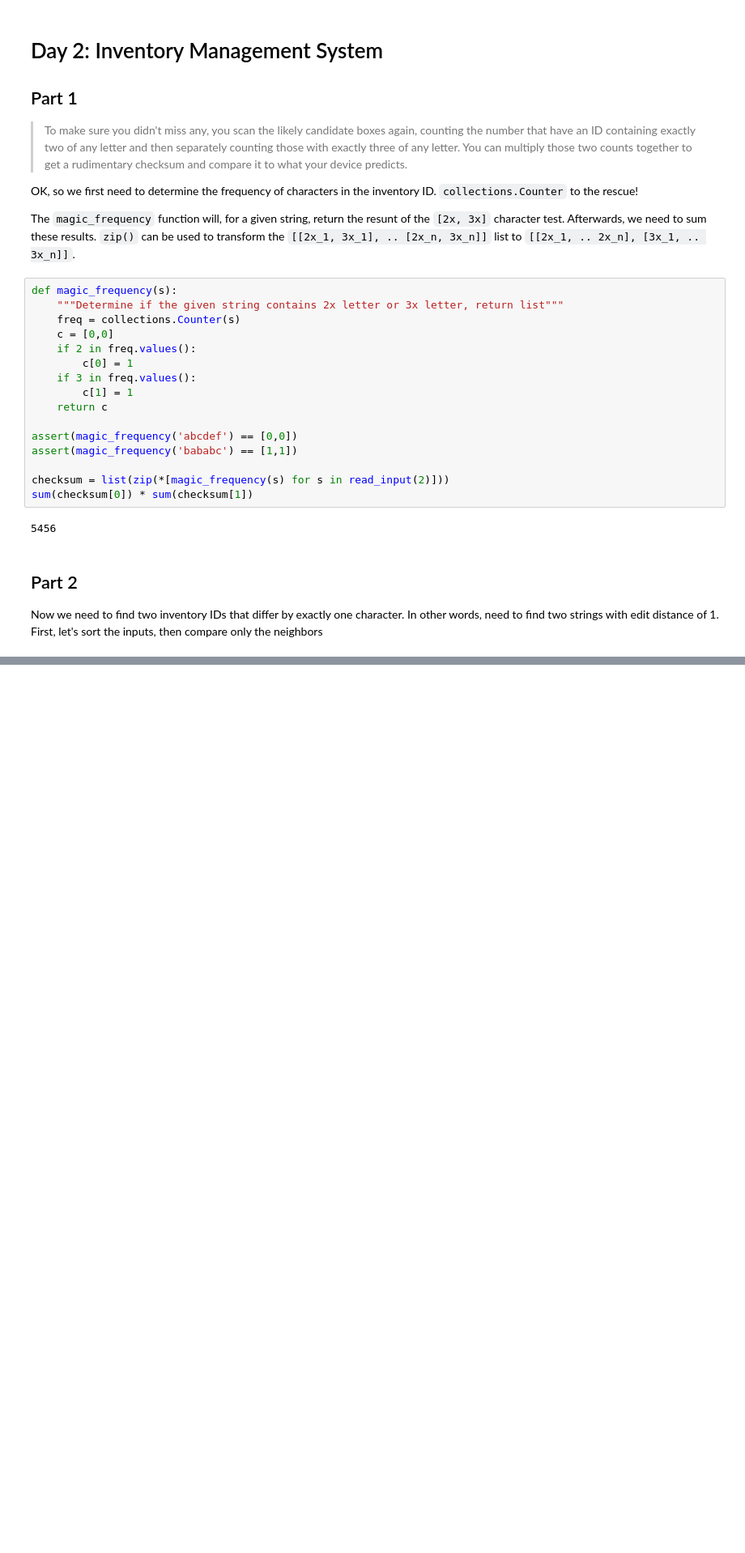
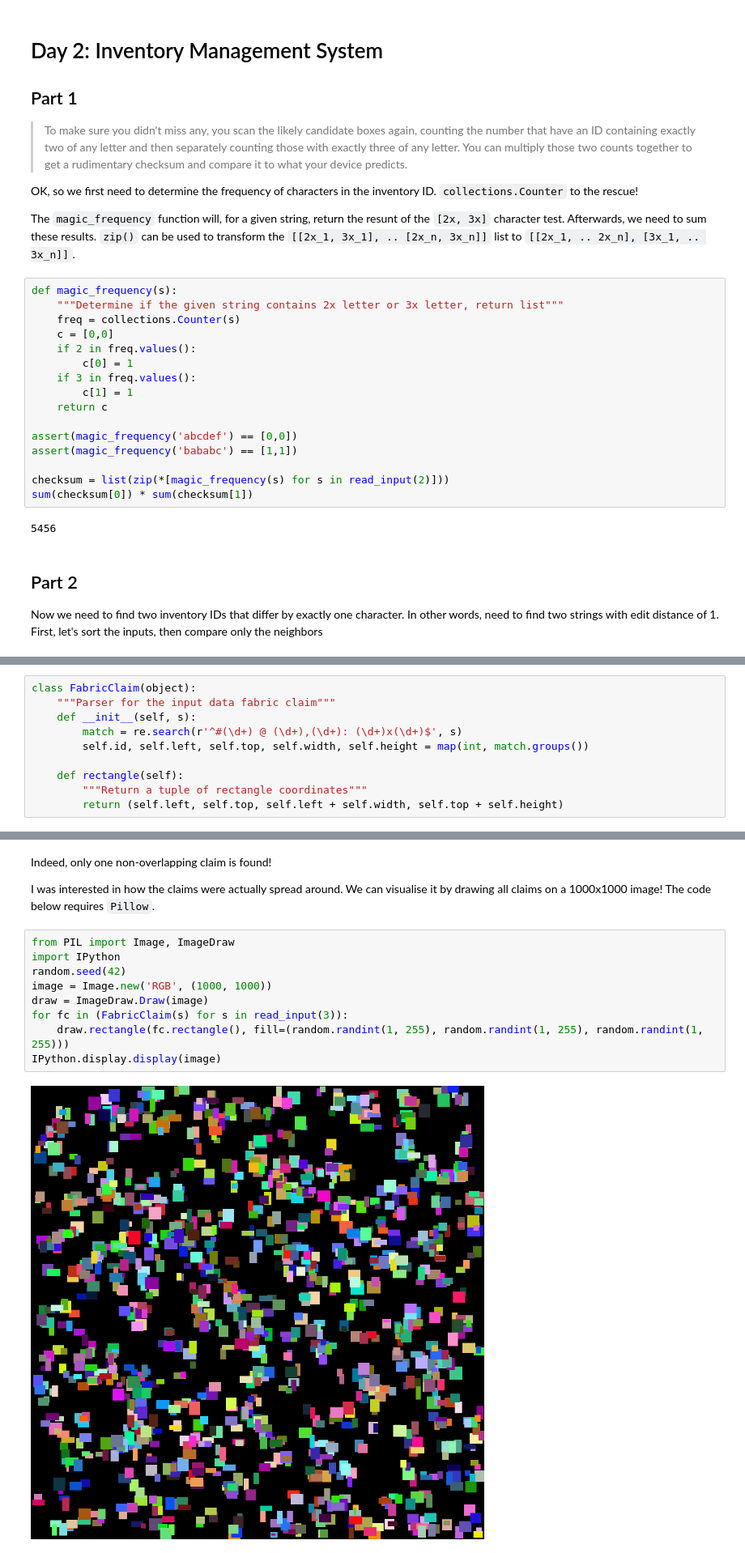
Before and after one commit to mzagozen/aoc2018, a Jupyter notebook: AoC 2018.ipynb, the cells around one changed output, grey strips where cells are left out. Shown at 81% size. Drawn from its saved outputs; the diff is of its cells as text; blank space fills up the shorter version.

```diff
--- a/AoC 2018.ipynb
+++ b/AoC 2018.ipynb
@@ -112,0 +130,10 @@ find_inventory(list(read_input(2)))
+# %%
+class FabricClaim(object):
+    """Parser for the input data fabric claim"""
+    def __init__(self, s):
+        match = re.search(r'^#(\d+) @ (\d+),(\d+): (\d+)x(\d+)$', s)
+        self.id, self.left, self.top, self.width, self.height = map(int, match.groups())
+
+    def rectangle(self):
+        """Return a tuple of rectangle coordinates"""
+        return (self.left, self.top, self.left + self.width, self.top + self.height)
@@ -112,0 +201,15 @@ find_inventory(list(read_input(2)))
+# %% [markdown]
+Indeed, only one non-overlapping claim is found!
+
+I was interested in how the claims were actually spread around. We can visualise it by drawing all claims on a 1000x1000 image! The code below requires `Pillow`.
+# %%
+from PIL import Image, ImageDraw
+import IPython
+random.seed(42)
+image = Image.new('RGB', (1000, 1000))
+draw = ImageDraw.Draw(image)
+for fc in (FabricClaim(s) for s in read_input(3)):
+    draw.rectangle(fc.rectangle(), fill=(random.randint(1, 255), random.randint(1, 255), random.randint(1, 255)))
+IPython.display.display(image)
+# %% [output]
+[figure, added]
```
Also changed, not shown: parts of 9 cells of this notebook.
